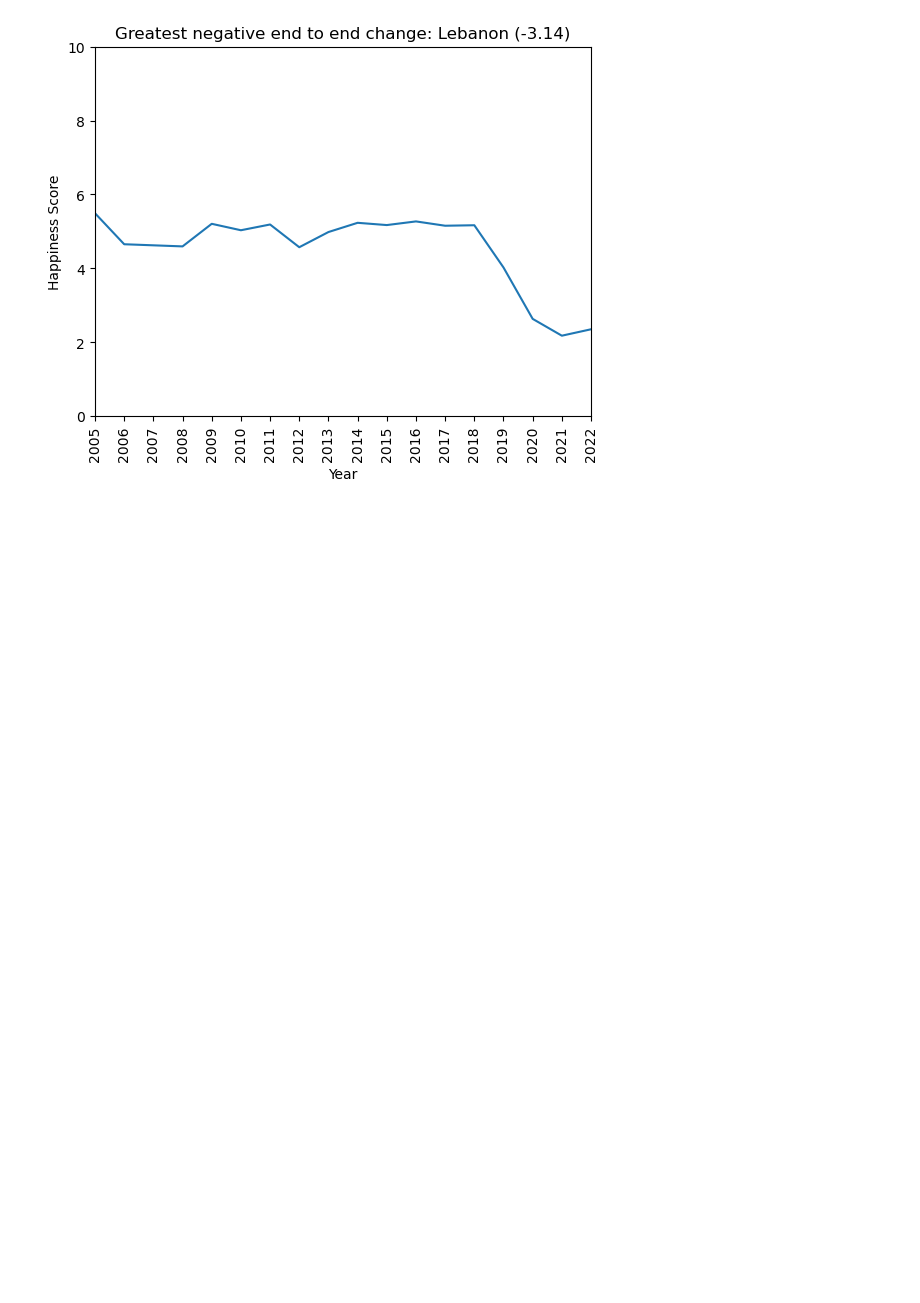
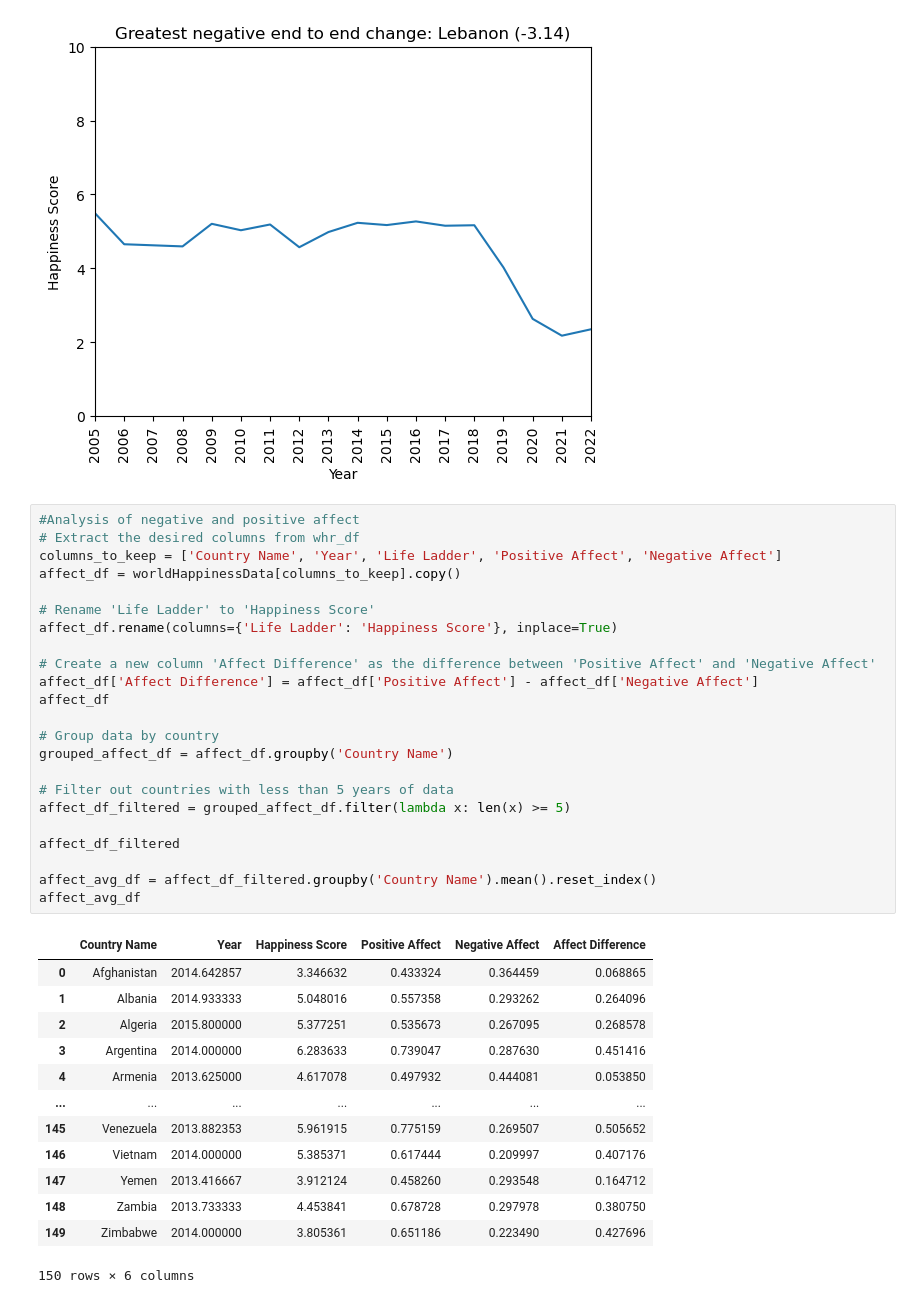
Before and after one commit to amylovesdogs/Group7Project1, a Jupyter notebook: happiness.ipynb, the cells around one changed output. Saved outputs shown, nothing was run; the diff lists cells and outputs as text; blank space fills up the shorter version.

```diff
--- a/happiness.ipynb
+++ b/happiness.ipynb
@@ -275,3 +269,40 @@ happinessEndToEndLineGraph(country, delta, "maxNegEndToEnd.png")
 [figure]
 [figure]
 [figure]
+# %%
+#Analysis of negative and positive affect
+# Extract the desired columns from whr_df
+columns_to_keep = ['Country Name', 'Year', 'Life Ladder', 'Positive Affect', 'Negative Affect']
+affect_df = worldHappinessData[columns_to_keep].copy()
+
+# Rename 'Life Ladder' to 'Happiness Score'
+affect_df.rename(columns={'Life Ladder': 'Happiness Score'}, inplace=True)
+
+# Create a new column 'Affect Difference' as the difference between 'Positive Affect' and 'Negative Affect'
+affect_df['Affect Difference'] = affect_df['Positive Affect'] - affect_df['Negative Affect']
+affect_df
+
+# Group data by country
+grouped_affect_df = affect_df.groupby('Country Name')
+
+# Filter out countries with less than 5 years of data
+affect_df_filtered = grouped_affect_df.filter(lambda x: len(x) >= 5)
+
+affect_df_filtered
+
+affect_avg_df = affect_df_filtered.groupby('Country Name').mean().reset_index()
+affect_avg_df
+# %% [output]
+|  | Country Name | Year | Happiness Score | Positive Affect | Negative Affect | Affect Difference |
+| 0 | Afghanistan | 2014.642857 | 3.346632 | 0.433324 | 0.364459 | 0.068865 |
+| 1 | Albania | 2014.933333 | 5.048016 | 0.557358 | 0.293262 | 0.264096 |
+| 2 | Algeria | 2015.800000 | 5.377251 | 0.535673 | 0.267095 | 0.268578 |
+| 3 | Argentina | 2014.000000 | 6.283633 | 0.739047 | 0.287630 | 0.451416 |
+| 4 | Armenia | 2013.625000 | 4.617078 | 0.497932 | 0.444081 | 0.053850 |
+| ... | ... | ... | ... | ... | ... | ... |
+| 145 | Venezuela | 2013.882353 | 5.961915 | 0.775159 | 0.269507 | 0.505652 |
+| 146 | Vietnam | 2014.000000 | 5.385371 | 0.617444 | 0.209997 | 0.407176 |
+| 147 | Yemen | 2013.416667 | 3.912124 | 0.458260 | 0.293548 | 0.164712 |
+| 148 | Zambia | 2013.733333 | 4.453841 | 0.678728 | 0.297978 | 0.380750 |
+| 149 | Zimbabwe | 2014.000000 | 3.805361 | 0.651186 | 0.223490 | 0.427696 |
+150 rows × 6 columns
```
Also changed, not shown: parts of 5 cells of this notebook.
